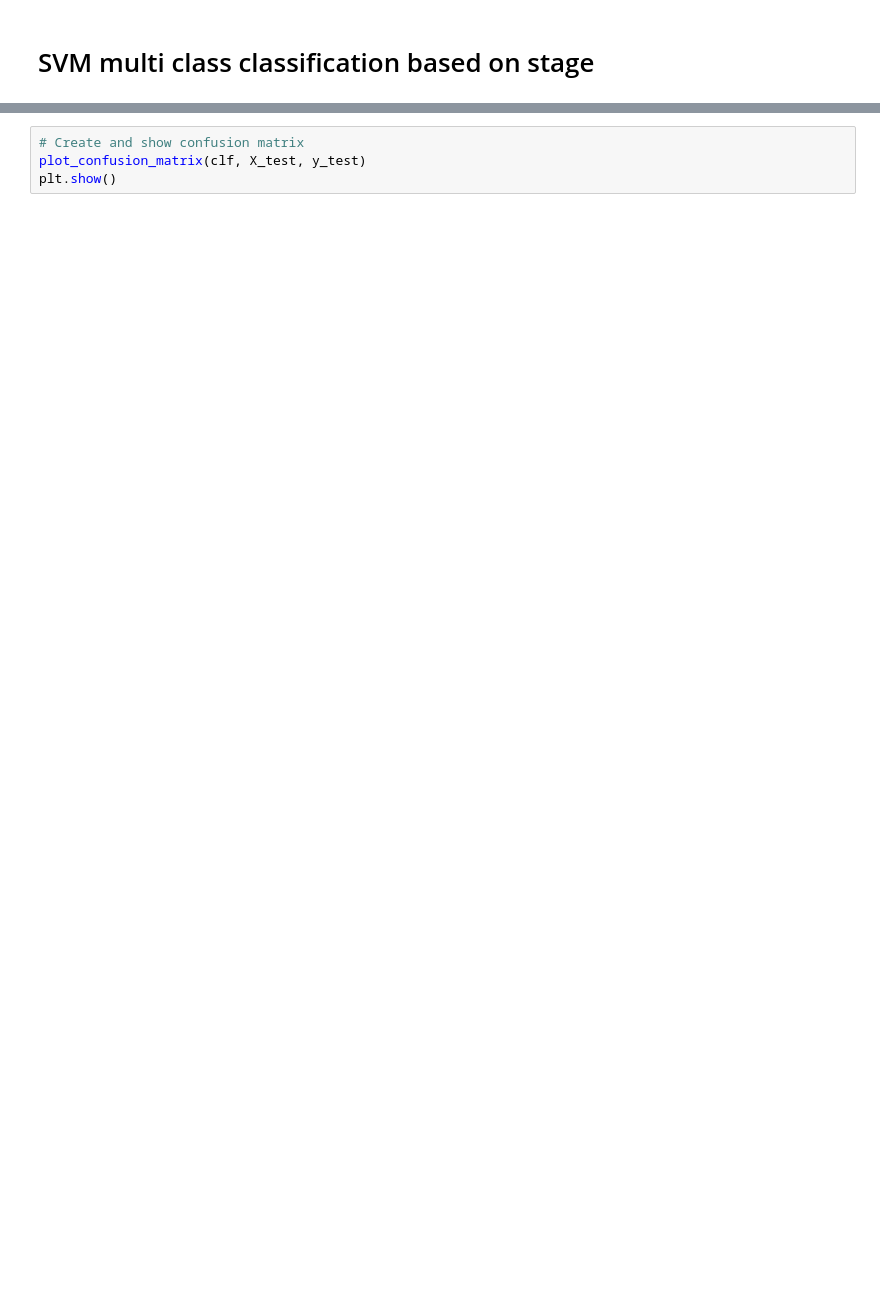
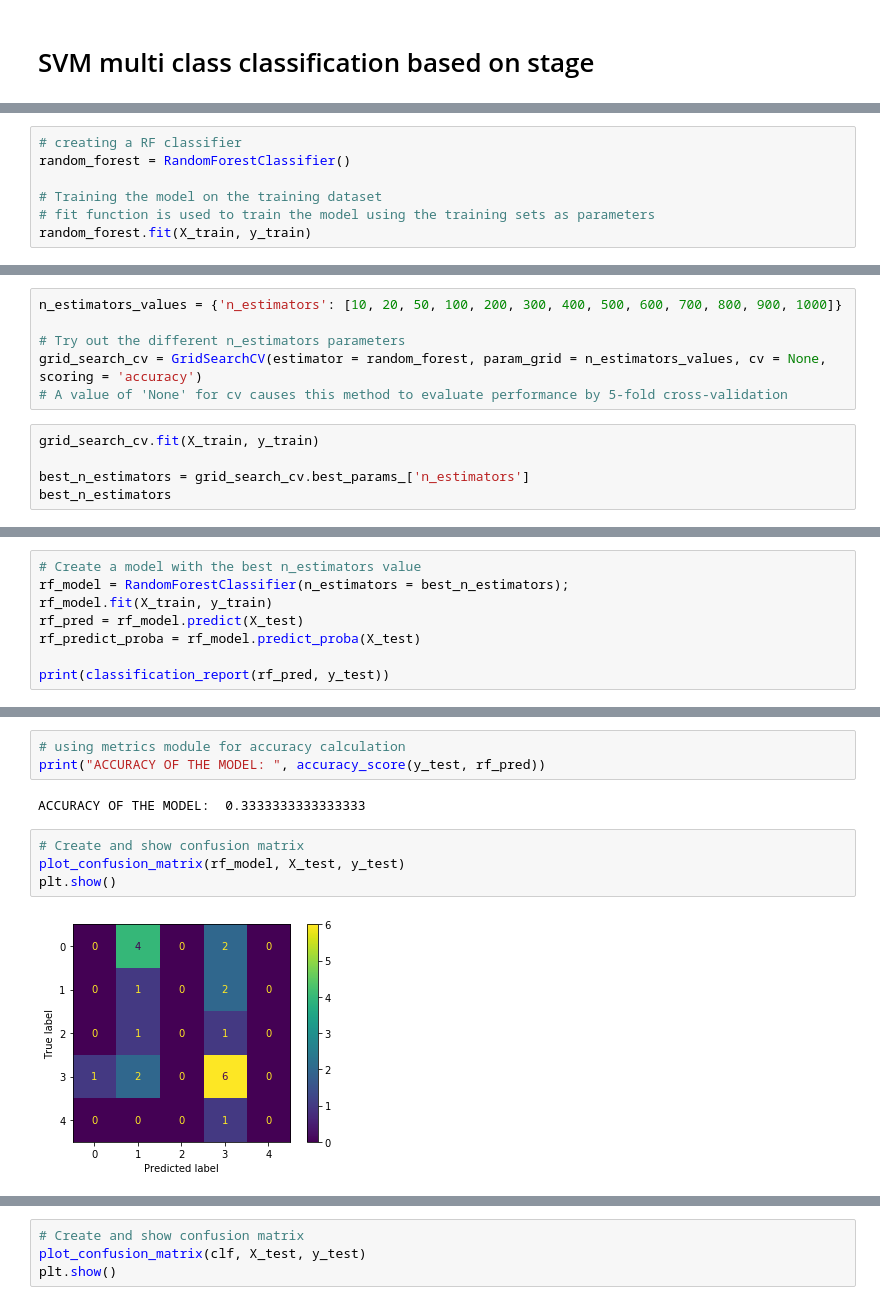
Before and after one commit to W210-SP21-Capstone-Dementia/model, a Jupyter notebook: 2-Speech-to-text.ipynb, the cells around one changed output, grey strips where cells are left out. Saved outputs shown, nothing was run; the diff lists cells and outputs as text; blank space fills up the shorter version.

```diff
--- a/2-Speech-to-text.ipynb
+++ b/2-Speech-to-text.ipynb
@@ -439,0 +541,7 @@ Accuracy:  0.38095238095238093
+# %%
+# creating a RF classifier
+random_forest = RandomForestClassifier()
+
+# Training the model on the training dataset
+# fit function is used to train the model using the training sets as parameters
+random_forest.fit(X_train, y_train)
@@ -439,0 +557,11 @@ Accuracy:  0.38095238095238093
+# %%
+n_estimators_values = {'n_estimators': [10, 20, 50, 100, 200, 300, 400, 500, 600, 700, 800, 900, 1000]}
+
+# Try out the different n_estimators parameters
+grid_search_cv = GridSearchCV(estimator = random_forest, param_grid = n_estimators_values, cv = None, scoring = 'accuracy')
+# A value of 'None' for cv causes this method to evaluate performance by 5-fold cross-validation
+# %%
+grid_search_cv.fit(X_train, y_train)
+
+best_n_estimators = grid_search_cv.best_params_['n_estimators']
+best_n_estimators
@@ -439,0 +570,8 @@ Accuracy:  0.38095238095238093
+# %%
+# Create a model with the best n_estimators value
+rf_model = RandomForestClassifier(n_estimators = best_n_estimators);
+rf_model.fit(X_train, y_train)
+rf_pred = rf_model.predict(X_test)
+rf_predict_proba = rf_model.predict_proba(X_test)
+
+print(classification_report(rf_pred, y_test))
@@ -439,0 +590,11 @@ Accuracy:  0.38095238095238093
+# %%
+# using metrics module for accuracy calculation
+print("ACCURACY OF THE MODEL: ", accuracy_score(y_test, rf_pred))
+# %% [output]
+ACCURACY OF THE MODEL:  0.3333333333333333
+# %%
+# Create and show confusion matrix
+plot_confusion_matrix(rf_model, X_test, y_test)
+plt.show()
+# %% [output]
+[figure, added]
```
Also changed, not shown: parts of 29 cells of this notebook.
